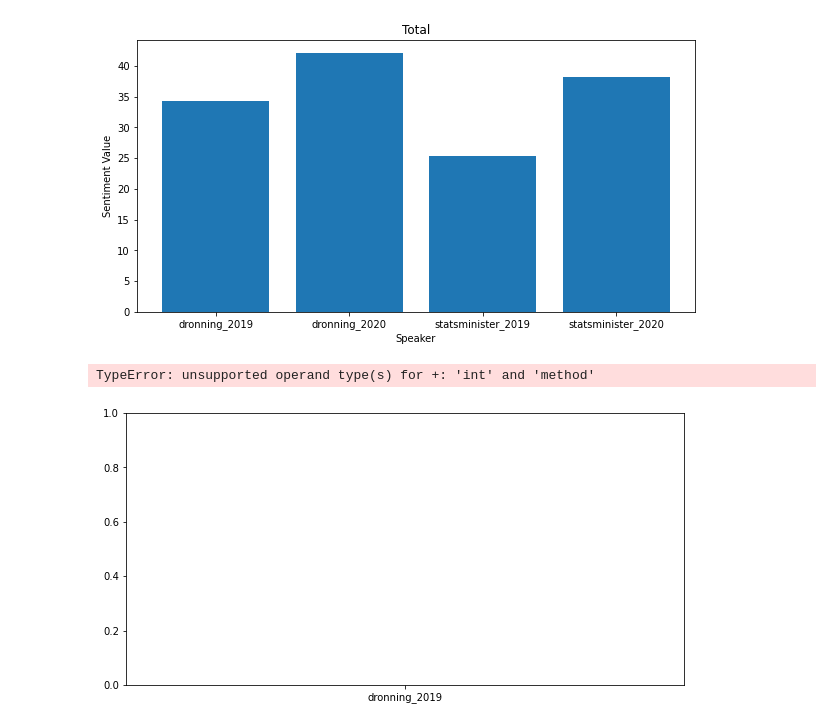
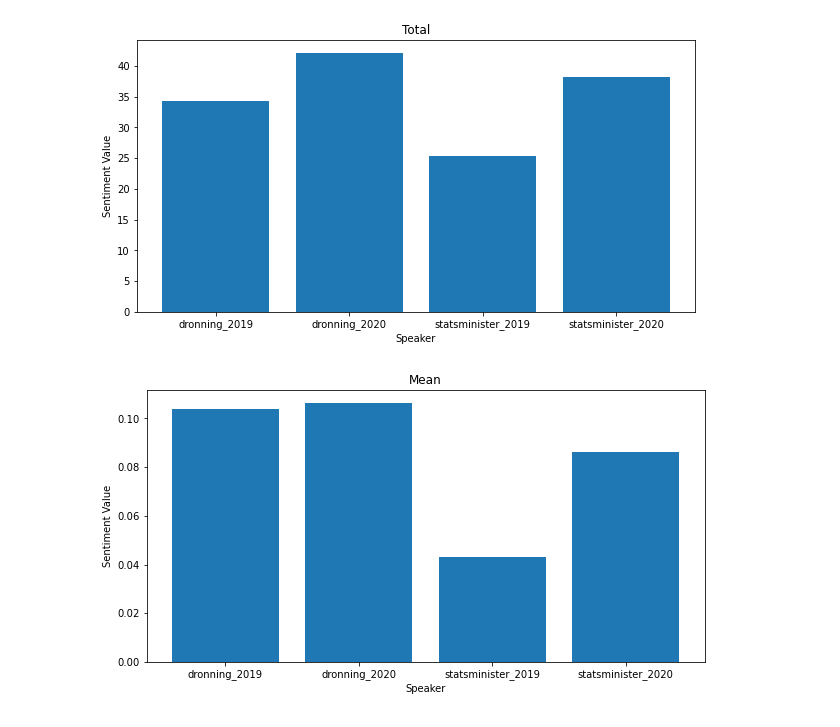
Before and after one commit to thiasmp/python_exam, a Jupyter notebook: wc_visual.ipynb, the cells around one changed output. Drawn from its saved outputs; the diff is of its cells as text; code cells hidden in the pictures.

Commit message:
plots done

```diff
--- a/wc_visual.ipynb
+++ b/wc_visual.ipynb
@@ -41,21 +41,20 @@ create_barplot_total()
 # %%
 from data_cleaner import stopwords_corpus
 from sentiment_analysis import add_sentiment_to_df
 from sentida import Sentida
 import numpy as np
 import matplotlib.pyplot as plt
 
 def create_barplot_mean():
 
     plt.figure(figsize=(10, 5))
-    plt.bar(stopwords_corpus.index, stopwords_corpus.mean)
+    plt.bar(stopwords_corpus.index, stopwords_corpus['mean'])
     plt.xlabel("Speaker")
     plt.ylabel("Sentiment Value")
     plt.title("Mean")
     plt.show()
 
 add_sentiment_to_df()
 create_barplot_mean()
 # %% [output]
-TypeError: unsupported operand type(s) for +: 'int' and 'method'
-[figure, old version]
+[figure, new version]
```
Also changed, not shown: parts of 1 cell of this notebook, 2 other files.
